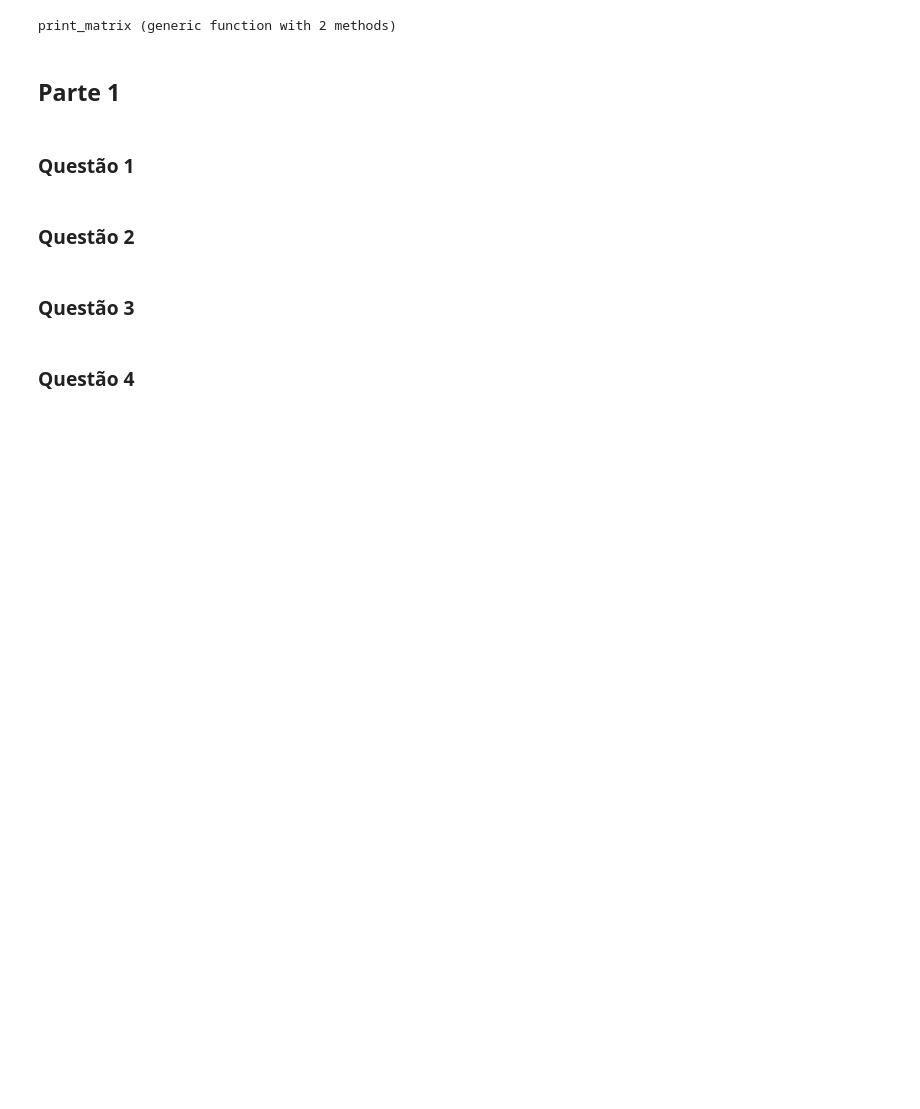
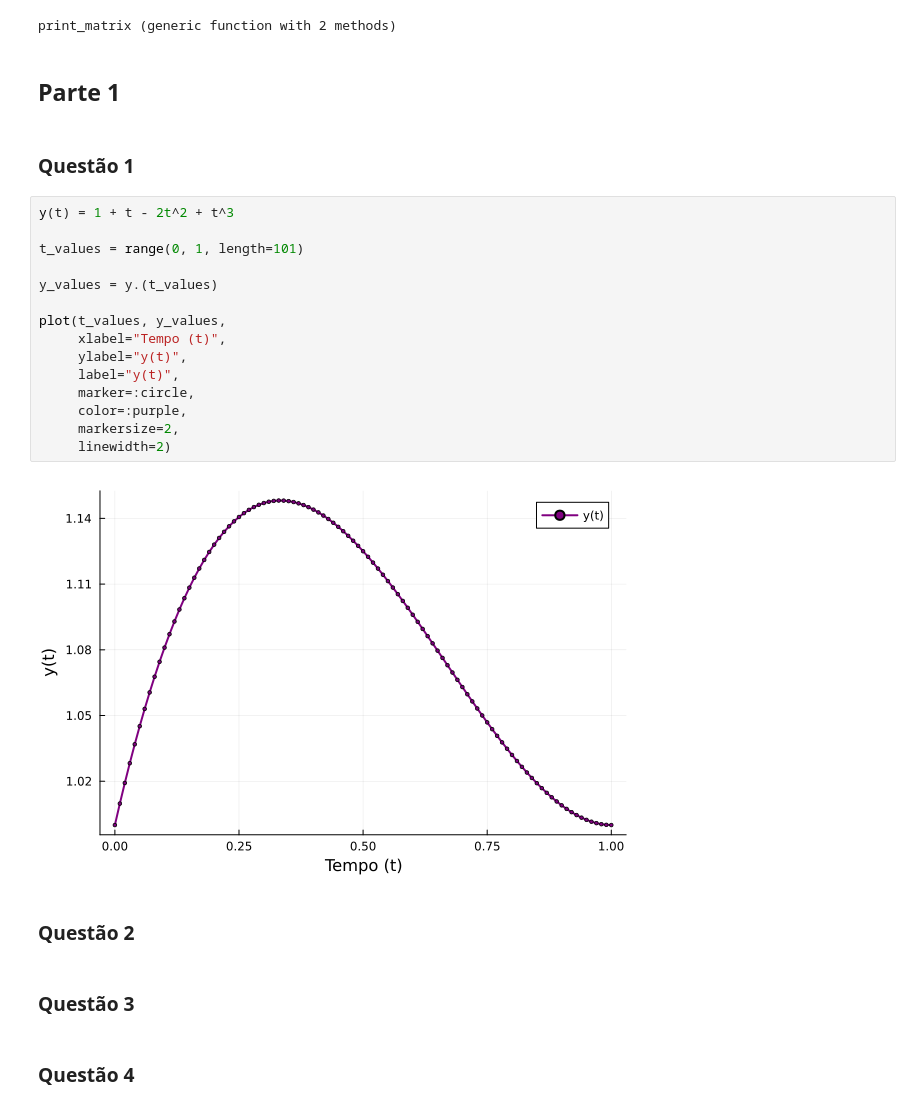
Before and after one commit to amandatz/computational-linear-algebra, a Jupyter notebook: Atividade4.ipynb, the cells around one changed output. Saved outputs shown, nothing was run; the diff lists cells and outputs as text; blank space fills up the shorter version.

```diff
--- a/Atividade4.ipynb
+++ b/Atividade4.ipynb
@@ -24,6 +23,23 @@ print_matrix (generic function with 2 methods)
 ## Parte 1
 # %% [markdown]
 ### Questão 1
+# %%
+y(t) = 1 + t - 2t^2 + t^3
+
+t_values = range(0, 1, length=101)
+
+y_values = y.(t_values)
+
+plot(t_values, y_values,
+     xlabel="Tempo (t)",
+     ylabel="y(t)",
+     label="y(t)",
+     marker=:circle,
+     color=:purple,
+     markersize=2,
+     linewidth=2)
+# %% [output]
+[figure, added]
 # %% [markdown]
 ### Questão 2
 # %% [markdown]
```
Also changed, not shown: parts of 2 cells of this notebook.
